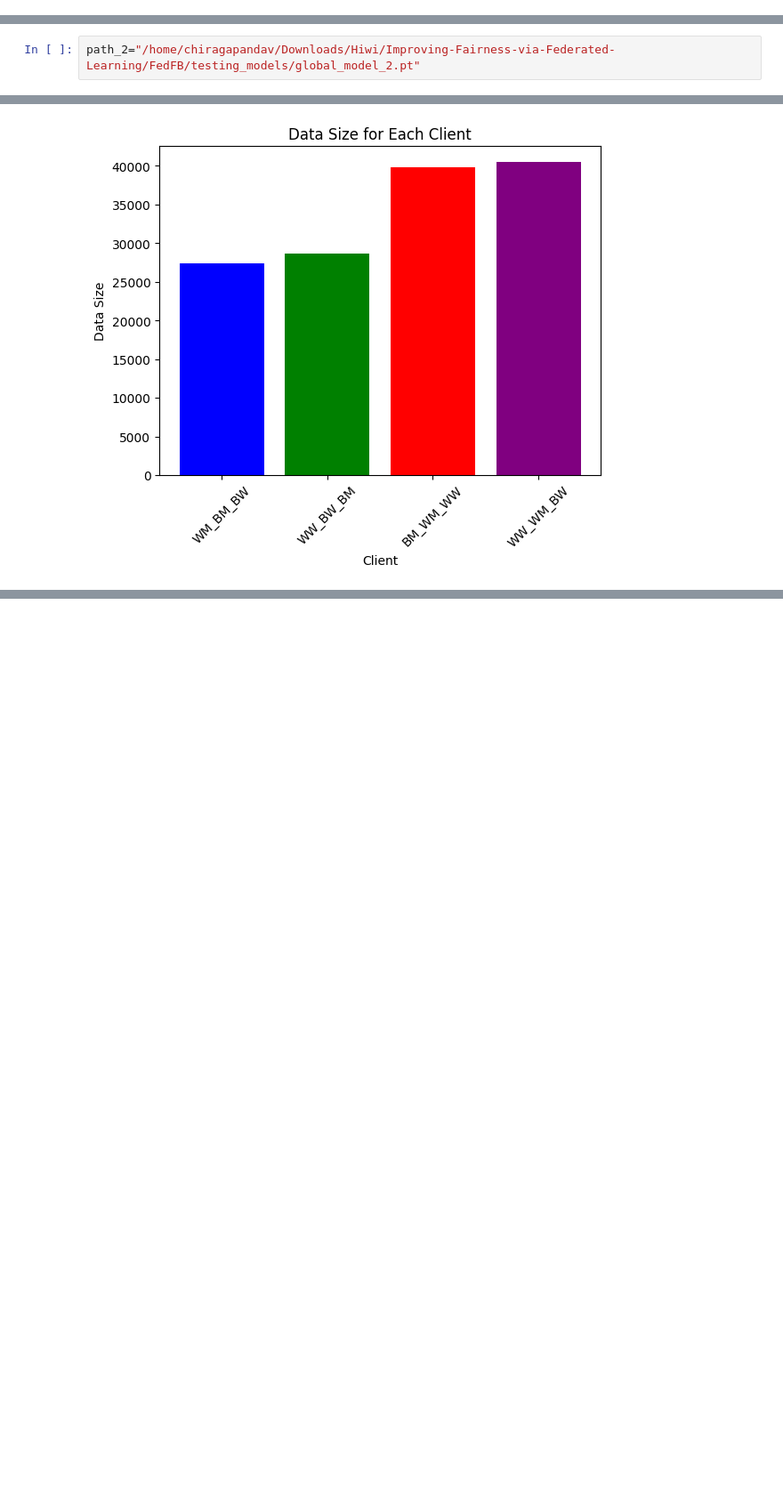
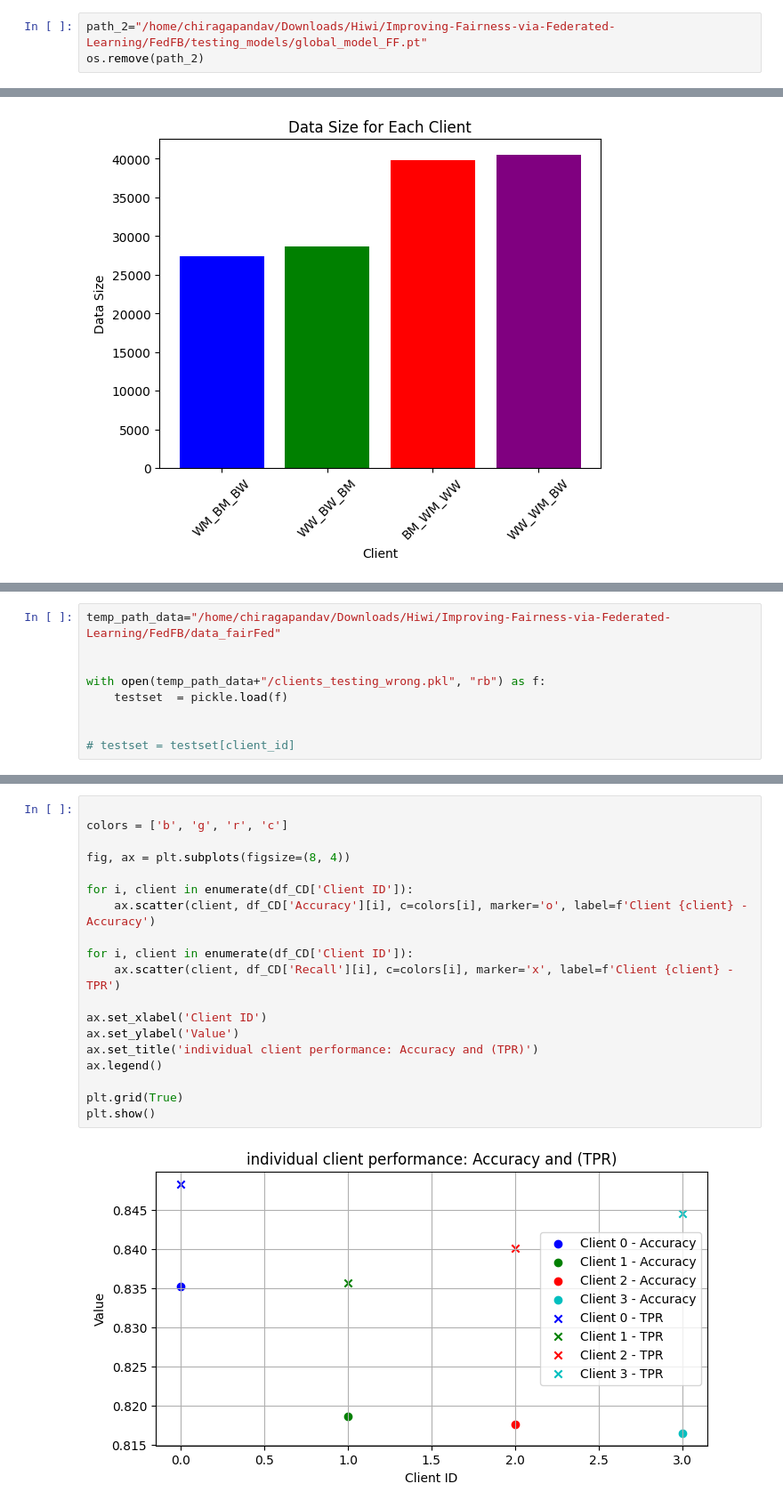
Before and after one commit to chiragpandav/fairfed_subG, a Jupyter notebook: plottings.ipynb, the cells around one changed output, grey strips where cells are left out. Shown at 89% size. Saved outputs shown, nothing was run; the diff lists cells and outputs as text; blank space fills up the shorter version.

```diff
--- a/plottings.ipynb
+++ b/plottings.ipynb
@@ -57,0 +61,3 @@ from collections import OrderedDict
+# %%
+path_2="/home/chiragapandav/Downloads/Hiwi/Improving-Fairness-via-Federated-Learning/FedFB/testing_models/global_model_FF.pt"
+os.remove(path_2)
@@ -58,7 +69,5 @@ from collections import OrderedDict
 # %% [markdown]
 # FAIR FED
-# %%
-path_2="/home/chiragapandav/Downloads/Hiwi/Improving-Fairness-via-Federated-Learning/FedFB/testing_models/global_model_2.pt"
 # %%
 temp_path_data="/home/chiragapandav/Downloads/Hiwi/Improving-Fairness-via-Federated-Learning/FedFB/"
 
@@ -493,0 +485,9 @@ plt.show()
+# %%
+temp_path_data="/home/chiragapandav/Downloads/Hiwi/Improving-Fairness-via-Federated-Learning/FedFB/data_fairFed"
+
+
+with open(temp_path_data+"/clients_testing_wrong.pkl", "rb") as f:
+    testset  = pickle.load(f)
+
+
+# testset = testset[client_id]
@@ -493,0 +578,21 @@ plt.show()
+# %%
+
+colors = ['b', 'g', 'r', 'c']
+
+fig, ax = plt.subplots(figsize=(8, 4))
+
+for i, client in enumerate(df_CD['Client ID']):
+    ax.scatter(client, df_CD['Accuracy'][i], c=colors[i], marker='o', label=f'Client {client} - Accuracy')
+
+for i, client in enumerate(df_CD['Client ID']):
+    ax.scatter(client, df_CD['Recall'][i], c=colors[i], marker='x', label=f'Client {client} - TPR')
+
+ax.set_xlabel('Client ID')
+ax.set_ylabel('Value')
+ax.set_title('individual client performance: Accuracy and (TPR)')
+ax.legend()
+
+plt.grid(True)
+plt.show()
+# %% [output]
+[figure, added]
```
Also changed, not shown: parts of 6 cells of this notebook.
